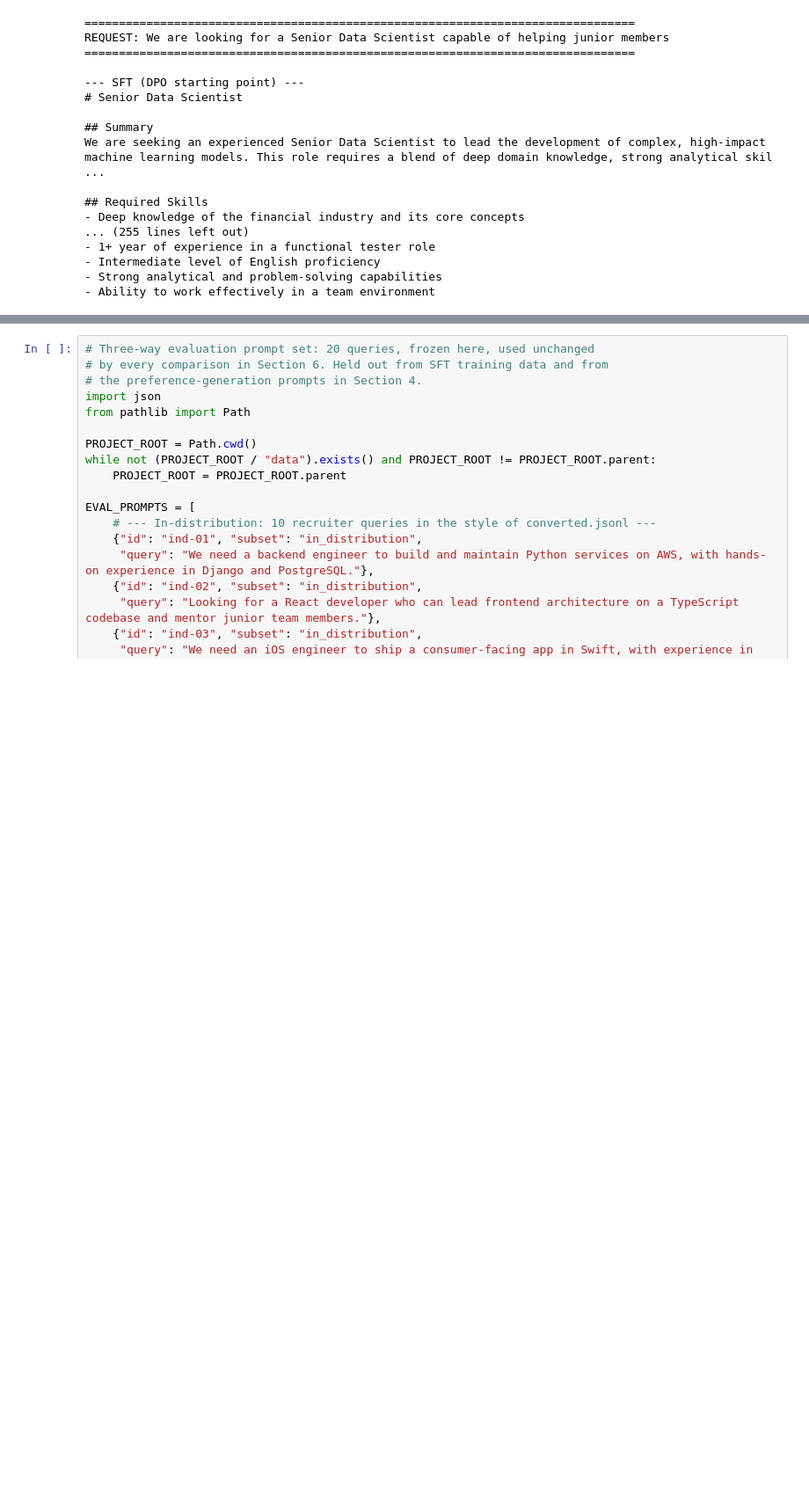
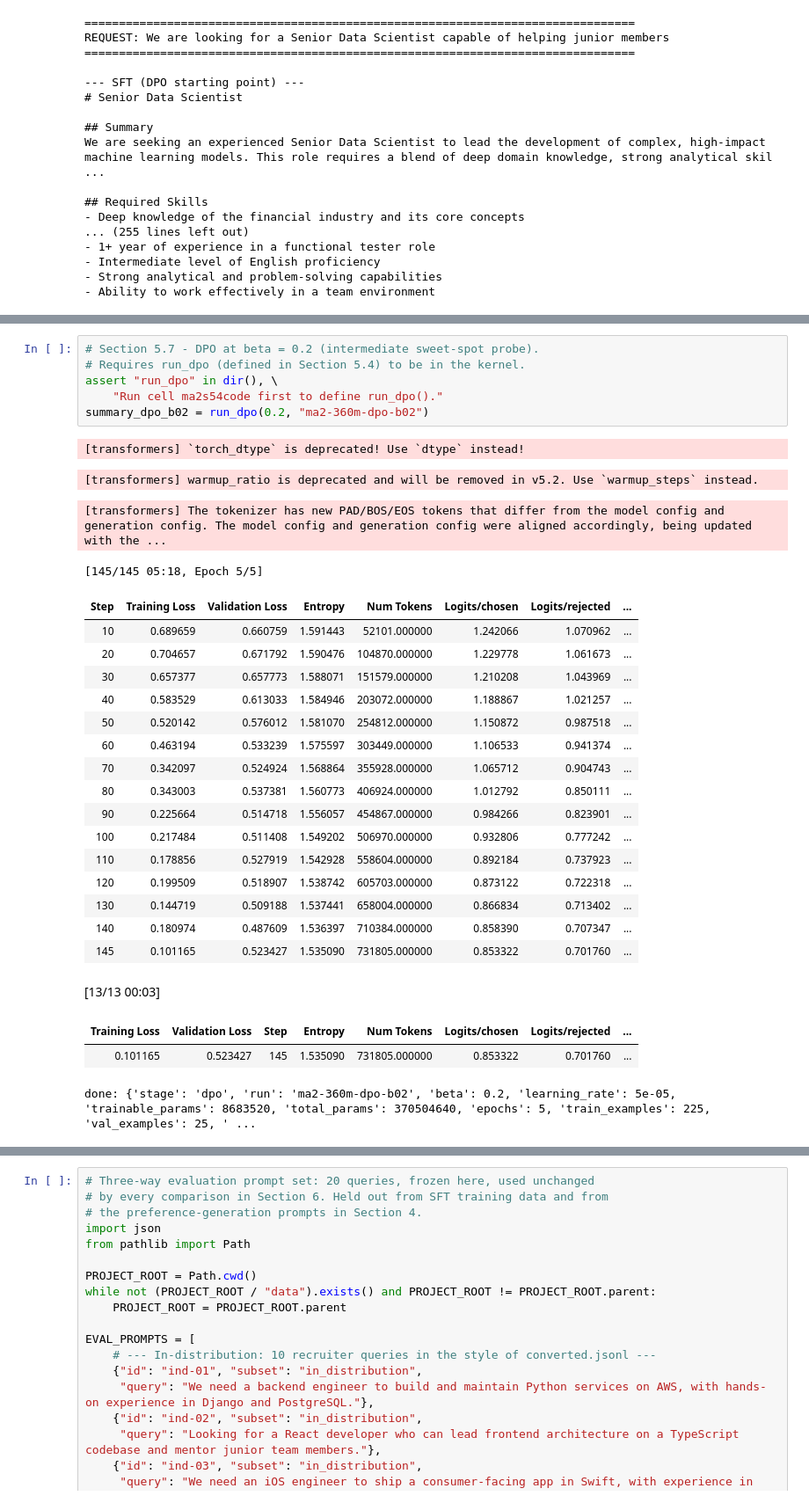
Before and after one commit to logus2k/atlm_pro, a Jupyter notebook: src/ma2/atlm_ma2_v4_AC.ipynb, the cells around one changed output, grey strips where cells are left out. Shown at 88% size. Drawn from its saved outputs; the diff is of its cells as text; blank space fills up the shorter version.

```diff
--- a/src/ma2/atlm_ma2_v4_AC.ipynb
+++ b/src/ma2/atlm_ma2_v4_AC.ipynb
@@ -1359 +1365,32 @@ This is one concrete instance of the well-known sensitivity of alignment trainin
+# %%
+# Section 5.7 - DPO at beta = 0.2 (intermediate sweet-spot probe).
+# Requires run_dpo (defined in Section 5.4) to be in the kernel.
+assert "run_dpo" in dir(), \
+    "Run cell ma2s54code first to define run_dpo()."
+summary_dpo_b02 = run_dpo(0.2, "ma2-360m-dpo-b02")
+# %% [output]
+[transformers] `torch_dtype` is deprecated! Use `dtype` instead!
+[transformers] warmup_ratio is deprecated and will be removed in v5.2. Use `warmup_steps` instead.
+[transformers] The tokenizer has new PAD/BOS/EOS tokens that differ from the model config and generation config. The model config and generation config were aligned accordingly, being updated with the ...
+[145/145 05:18, Epoch 5/5]
+| Step | Training Loss | Validation Loss | Entropy | Num Tokens | Logits/chosen | Logits/rejected | ... |
+| 10 | 0.689659 | 0.660759 | 1.591443 | 52101.000000 | 1.242066 | 1.070962 | ... |
+| 20 | 0.704657 | 0.671792 | 1.590476 | 104870.000000 | 1.229778 | 1.061673 | ... |
+| 30 | 0.657377 | 0.657773 | 1.588071 | 151579.000000 | 1.210208 | 1.043969 | ... |
+| 40 | 0.583529 | 0.613033 | 1.584946 | 203072.000000 | 1.188867 | 1.021257 | ... |
+| 50 | 0.520142 | 0.576012 | 1.581070 | 254812.000000 | 1.150872 | 0.987518 | ... |
+| 60 | 0.463194 | 0.533239 | 1.575597 | 303449.000000 | 1.106533 | 0.941374 | ... |
+| 70 | 0.342097 | 0.524924 | 1.568864 | 355928.000000 | 1.065712 | 0.904743 | ... |
+| 80 | 0.343003 | 0.537381 | 1.560773 | 406924.000000 | 1.012792 | 0.850111 | ... |
+| 90 | 0.225664 | 0.514718 | 1.556057 | 454867.000000 | 0.984266 | 0.823901 | ... |
+| 100 | 0.217484 | 0.511408 | 1.549202 | 506970.000000 | 0.932806 | 0.777242 | ... |
+| 110 | 0.178856 | 0.527919 | 1.542928 | 558604.000000 | 0.892184 | 0.737923 | ... |
+| 120 | 0.199509 | 0.518907 | 1.538742 | 605703.000000 | 0.873122 | 0.722318 | ... |
+| 130 | 0.144719 | 0.509188 | 1.537441 | 658004.000000 | 0.866834 | 0.713402 | ... |
+| 140 | 0.180974 | 0.487609 | 1.536397 | 710384.000000 | 0.858390 | 0.707347 | ... |
+| 145 | 0.101165 | 0.523427 | 1.535090 | 731805.000000 | 0.853322 | 0.701760 | ... |
+[13/13 00:03]
+| Training Loss | Validation Loss | Step | Entropy | Num Tokens | Logits/chosen | Logits/rejected | ... |
+| 0.101165 | 0.523427 | 145 | 1.535090 | 731805.000000 | 0.853322 | 0.701760 | ... |
+done: {'stage': 'dpo', 'run': 'ma2-360m-dpo-b02', 'beta': 0.2, 'learning_rate': 5e-05, 'trainable_params': 8683520, 'total_params': 370504640, 'epochs': 5, 'train_examples': 225, 'val_examples': 25, ' ...
 # %% [markdown]
```
Also changed, not shown: parts of 14 cells of this notebook.
